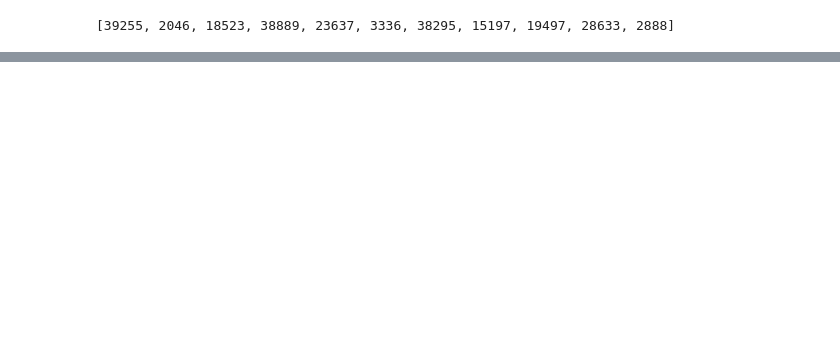
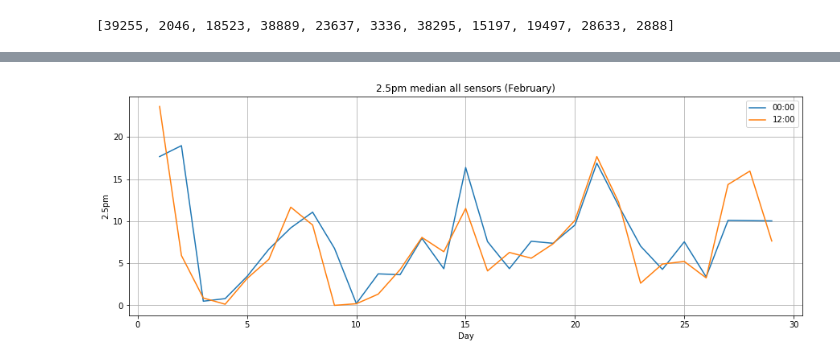
Before and after one commit to korolaab/purple-air, a Jupyter notebook: analitics.ipynb, the cells around one changed output, grey strips where cells are left out. Saved outputs shown, nothing was run; the diff lists cells and outputs as text; code cells hidden in the pictures; blank space fills up the shorter version.

```diff
--- a/analitics.ipynb
+++ b/analitics.ipynb
@@ -61,0 +73,28 @@ fig.show()
+# %%
+request_10_sensors="select value as "
+
+
+
+median_sensors_0=client.execute('select toDayOfMonth(Timestamp) as Day, median(value) as "_2.5pm"'
+                              +"from purple_air.sensors_telemetry where("
+                              +"(toHour(Timestamp)=8) and toMonth(Timestamp)=2 "+
+                              "and toMinute(Timestamp)=0 and parameter_name='2.5pm') group by Timestamp order by Timestamp")
+median_sensors_12=client.execute('select toDayOfMonth(Timestamp) as Day, median(value) as "_2.5pm"'
+                              +"from purple_air.sensors_telemetry where("
+                              +"(toHour(Timestamp)=16) and toMonth(Timestamp)=2 "+
+                              "and toMinute(Timestamp)=0 and parameter_name='2.5pm') group by Timestamp order by Timestamp")
+fig= plt.figure(figsize=[15,5])
+time= [e[0] for e in median_sensors_0]
+_0_clock=[e[1] for e in median_sensors_0]
+plt.plot(time,_0_clock)
+time= [e[0] for e in median_sensors_12]
+_12_clock=[e[1] for e in median_sensors_12]
+plt.plot(time,pm2_5,)
+plt.xlabel("Day")
+plt.ylabel("2.5pm")
+plt.grid("True")
+plt.legend(("00:00","12:00"))
+plt.title("2.5pm median all sensors (February)")
+fig.show()
+# %% [output]
+[figure, added]
```
Also changed, not shown: parts of 3 cells of this notebook.
